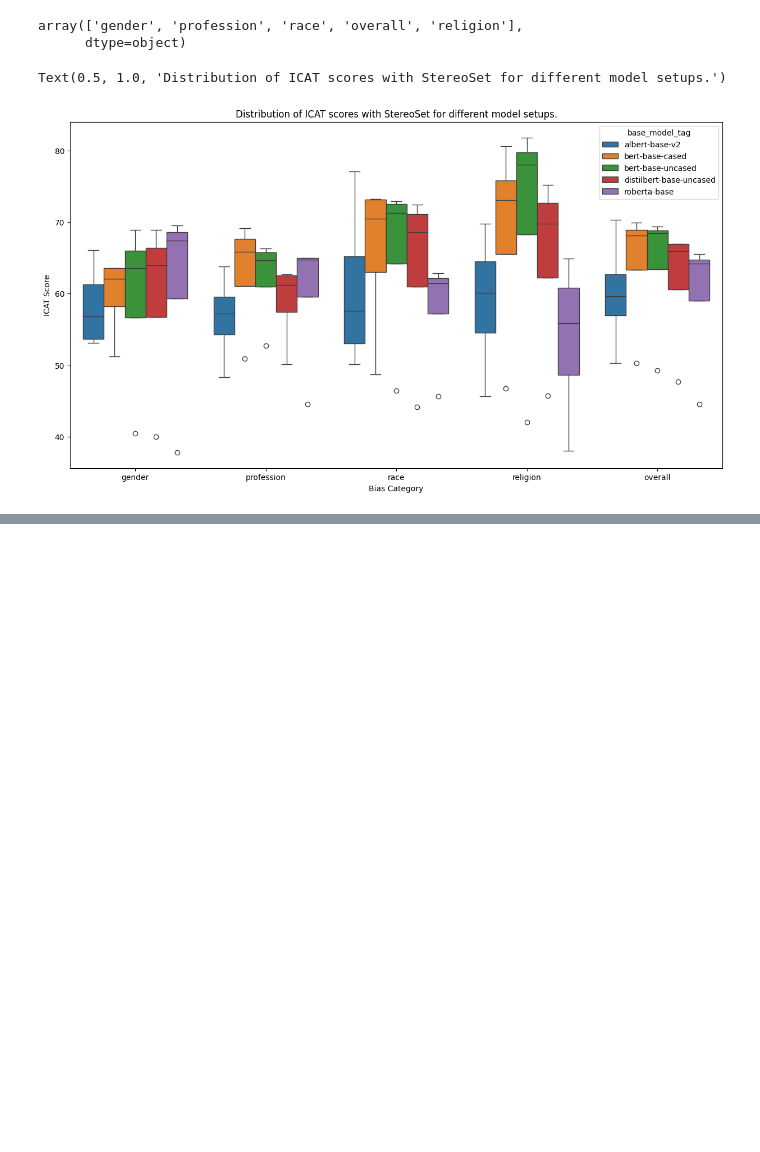
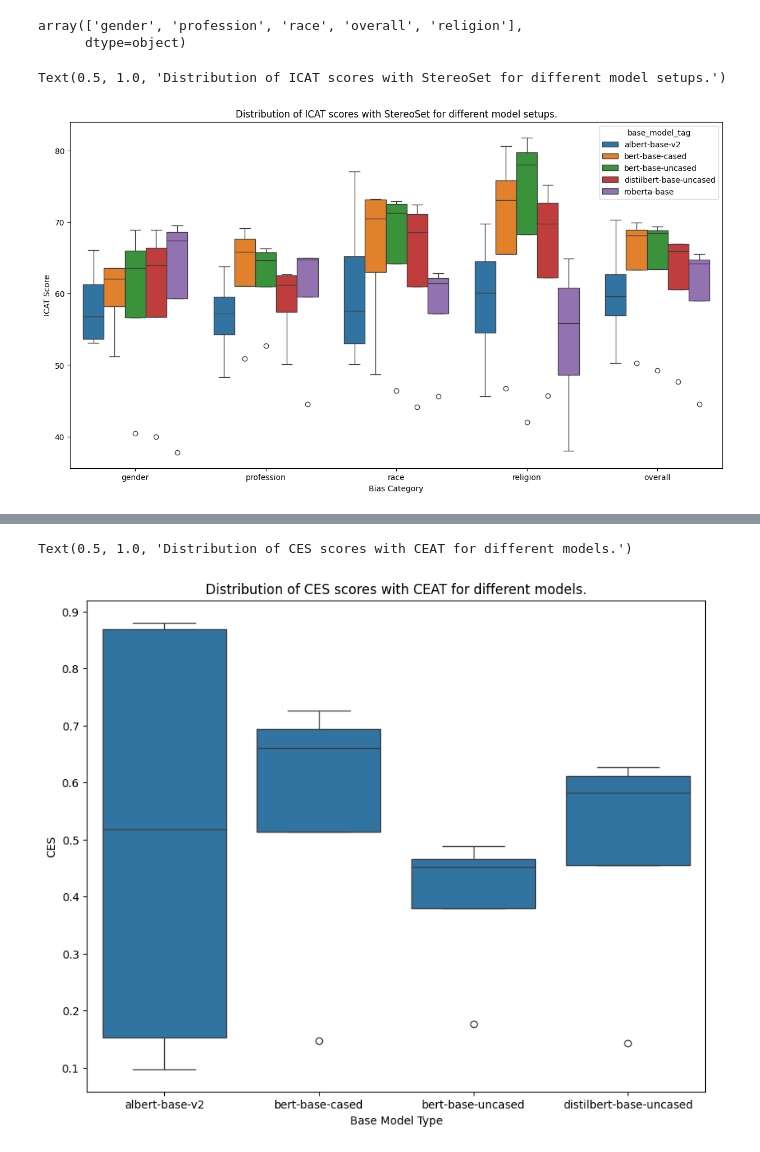
Before and after one commit to WizIshan/TUM_Thesis, a Jupyter notebook: src/viz.ipynb, the cells around one changed output, grey strips where cells are left out. Saved outputs shown, nothing was run; the diff lists cells and outputs as text; code cells hidden in the pictures; blank space fills up the shorter version.

```diff
--- a/src/viz.ipynb
+++ b/src/viz.ipynb
@@ -173,0 +213,12 @@ array(['Group_1', 'Group_2', 'Group_3', 'Group_4', 'Group_5', 'Group_6',
+# %%
+# fig, ax = plt.subplots(figsize=(10, 8))
+# sns.boxplot(x='group', y='PES', hue='model_mode', data=ceat, ax = ax)
+# ceat.boxplot(column='PES',by='model_mode', figsize = (10,8))
+fig, ax = plt.subplots(figsize=(10, 8))
+sns.boxplot(x='base_model_tag', y='PES', data=ceat.loc[(ceat['group']=='Group_0') & ((ceat['base_model_tag']!='roberta-base'))], ax = ax)
+plt.xlabel('Base Model Type')
+plt.ylabel('CES')
+plt.title('Distribution of CES scores with CEAT for different models.')
+# %% [output]
+Text(0.5, 1.0, 'Distribution of CES scores with CEAT for different models.')
+[figure, added]
```
Also changed, not shown: parts of 20 cells of this notebook.
